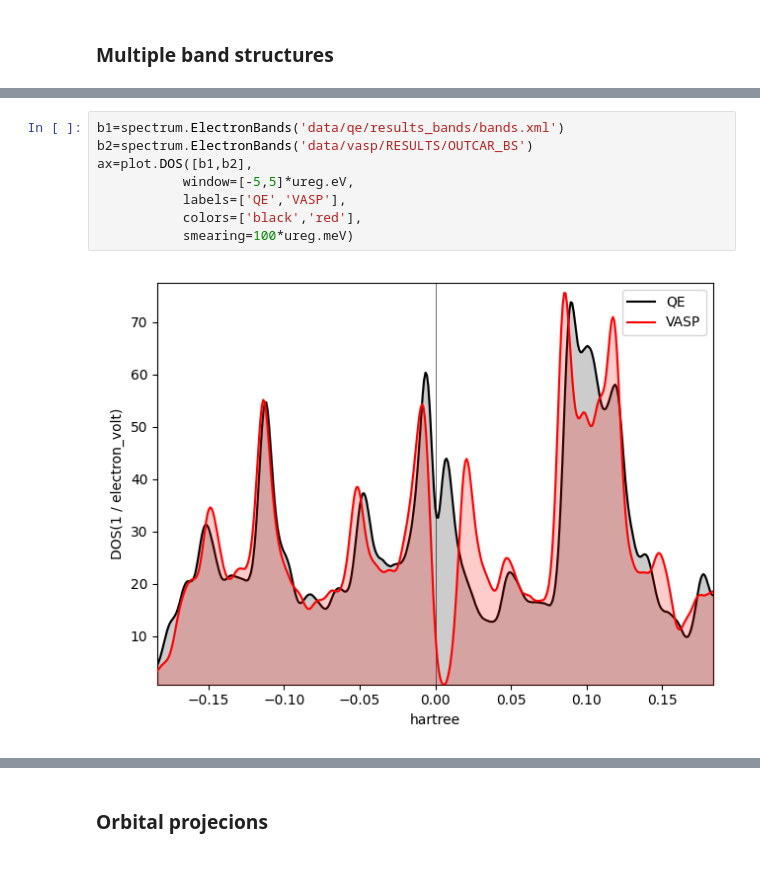
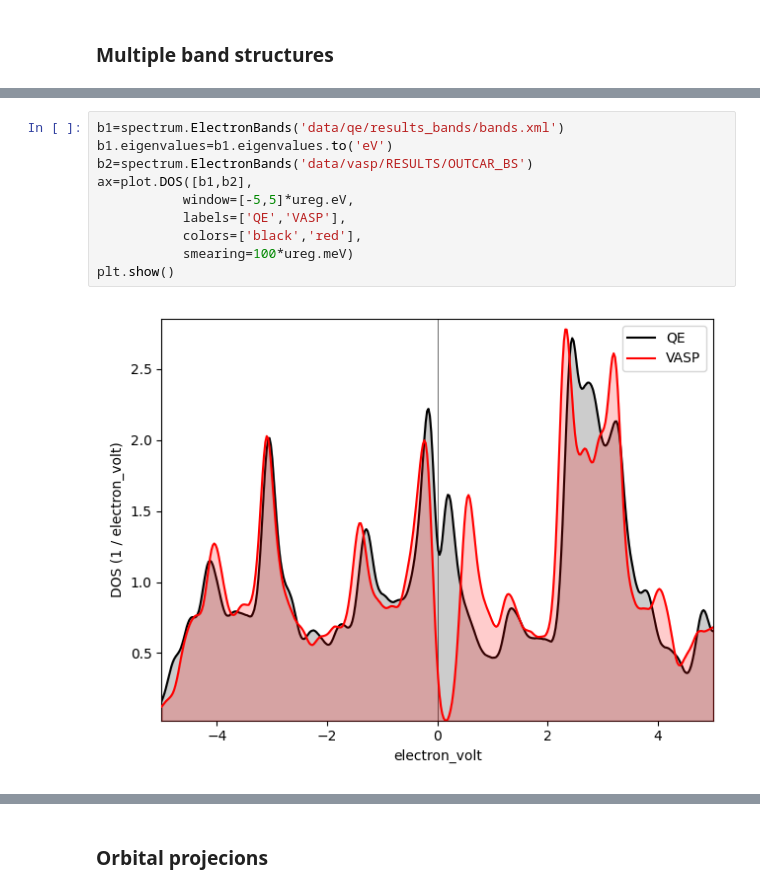
Before and after one commit to Lattay/YAIV, a Jupyter notebook: Tutorial/plot.ipynb, the cells around one changed output, grey strips where cells are left out. Cells and saved outputs as stored; diff of their text form.

```diff
--- a/Tutorial/plot.ipynb
+++ b/Tutorial/plot.ipynb
@@ -71,14 +75,16 @@ ax=plot.bands([b1,b2],
 [figure]
 # %%
 b1=spectrum.ElectronBands('data/qe/results_bands/bands.xml')
+b1.eigenvalues=b1.eigenvalues.to('eV')
 b2=spectrum.ElectronBands('data/vasp/RESULTS/OUTCAR_BS')
 ax=plot.DOS([b1,b2],
            window=[-5,5]*ureg.eV,
            labels=['QE','VASP'],
            colors=['black','red'],
            smearing=100*ureg.meV)
+plt.show()
 # %% [output]
-[figure, old version]
+[figure, new version]
 # %%
 b1=spectrum.ElectronBands('data/qe/results_bands/bands.xml')
 b1.kpath=grep.kpath('data/qe/results_bands/Si.bands.pwi')
```
Also changed, not shown: parts of 6 cells of this notebook, 7 other files.
